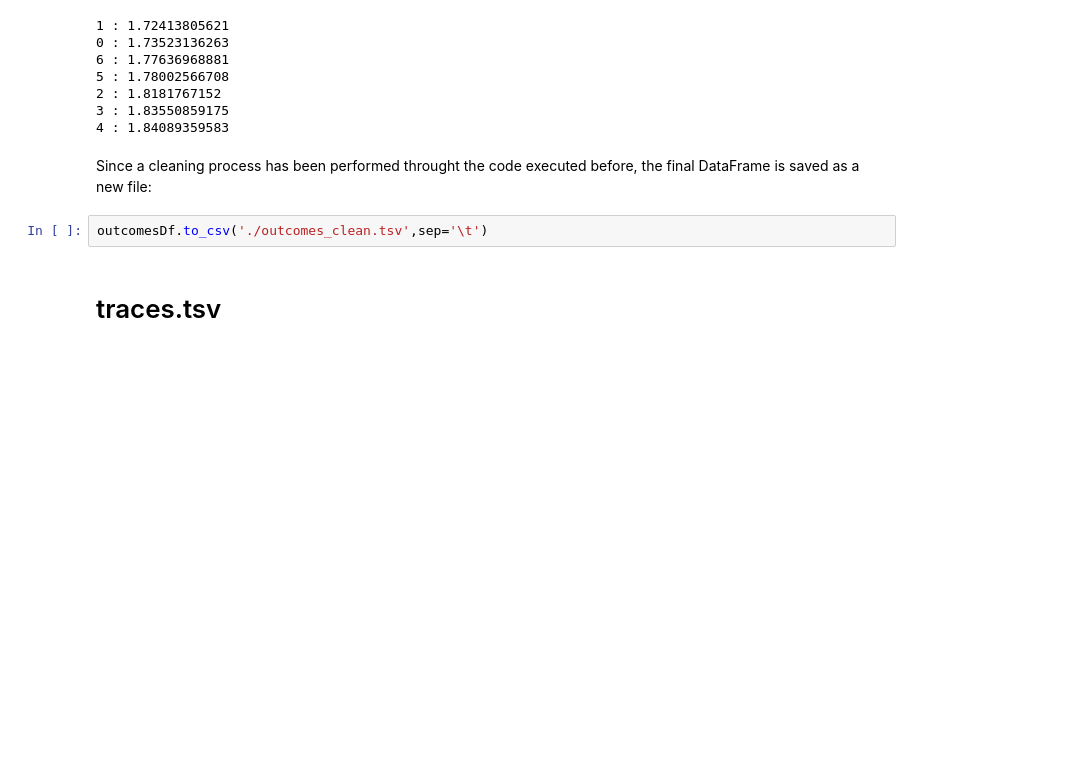
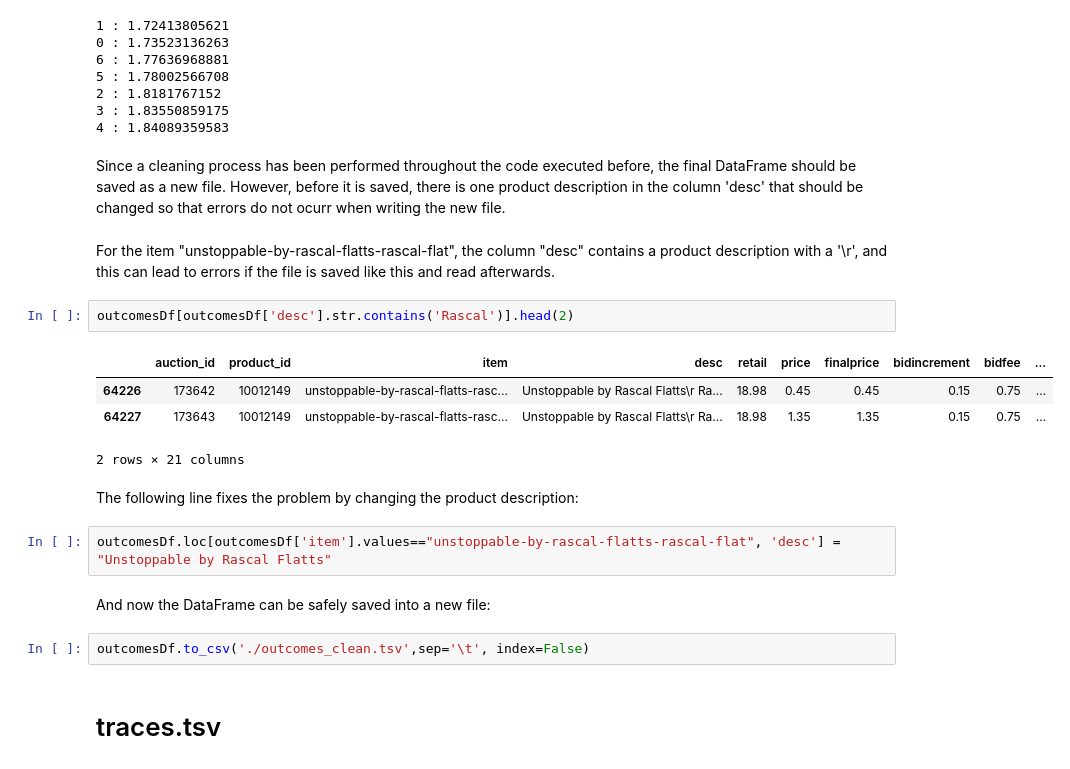
Before and after one commit to sergio-valmorisco-sierra/tfm_data_science_sergio_valmorisco_sierra, a Jupyter notebook: Estadisticas.ipynb, the cells around one changed output. Cells and saved outputs as stored; diff of their text form; blank space fills up the shorter version.

```diff
--- a/Estadisticas.ipynb
+++ b/Estadisticas.ipynb
@@ -889,9 +887,24 @@ for i in range(0,7):
 3 : 1.83550859175
 4 : 1.84089359583
 # %% [markdown]
-Since a cleaning process has been performed throught the code executed before, the final DataFrame is saved as a new file:
+Since a cleaning process has been performed throughout the code executed before, the final DataFrame should be saved as a new file. However, before it is saved, there is one product description in the column 'desc' that should be changed so that errors do not ocurr when writing the new file.
+# %% [markdown]
+For the item "unstoppable-by-rascal-flatts-rascal-flat", the column "desc" contains a product description with a '\r', and this can lead to errors if the file is saved like this and read afterwards.
+# %%
+outcomesDf[outcomesDf['desc'].str.contains('Rascal')].head(2)
+# %% [output]
+|  | auction_id | product_id | item | desc | retail | price | finalprice | bidincrement | bidfee | ... |
+| 64226 | 173642 | 10012149 | unstoppable-by-rascal-flatts-rasc... | Unstoppable by Rascal Flatts\r Ra... | 18.98 | 0.45 | 0.45 | 0.15 | 0.75 | ... |
+| 64227 | 173643 | 10012149 | unstoppable-by-rascal-flatts-rasc... | Unstoppable by Rascal Flatts\r Ra... | 18.98 | 1.35 | 1.35 | 0.15 | 0.75 | ... |
+2 rows × 21 columns
+# %% [markdown]
+The following line fixes the problem by changing the product description:
+# %%
+outcomesDf.loc[outcomesDf['item'].values=="unstoppable-by-rascal-flatts-rascal-flat", 'desc'] = "Unstoppable by Rascal Flatts"
+# %% [markdown]
+And now the DataFrame can be safely saved into a new file:
 # %%
-outcomesDf.to_csv('./outcomes_clean.tsv',sep='\t')
+outcomesDf.to_csv('./outcomes_clean.tsv',sep='\t', index=False)
 # %% [markdown]
 # traces.tsv
 # %% [markdown]
```
Also changed, not shown: parts of 22 cells of this notebook.
